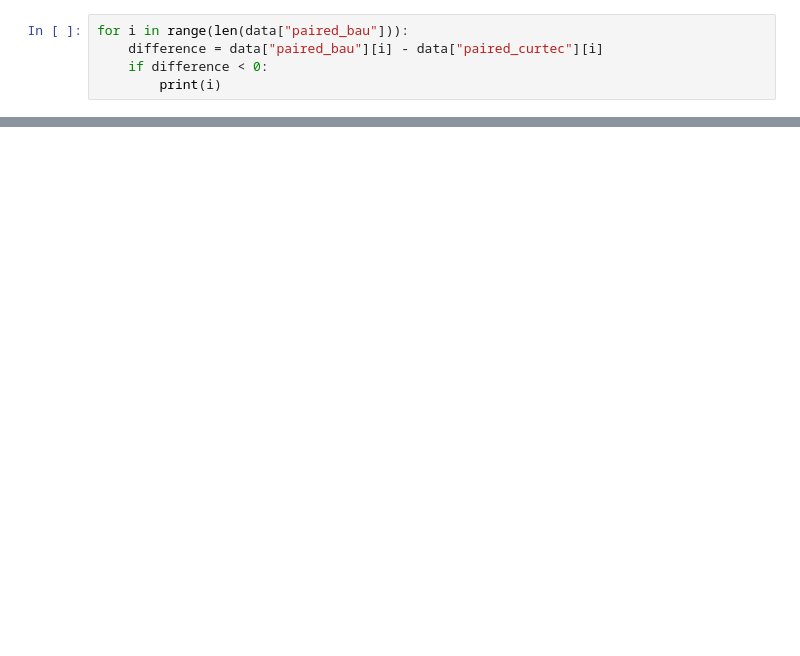
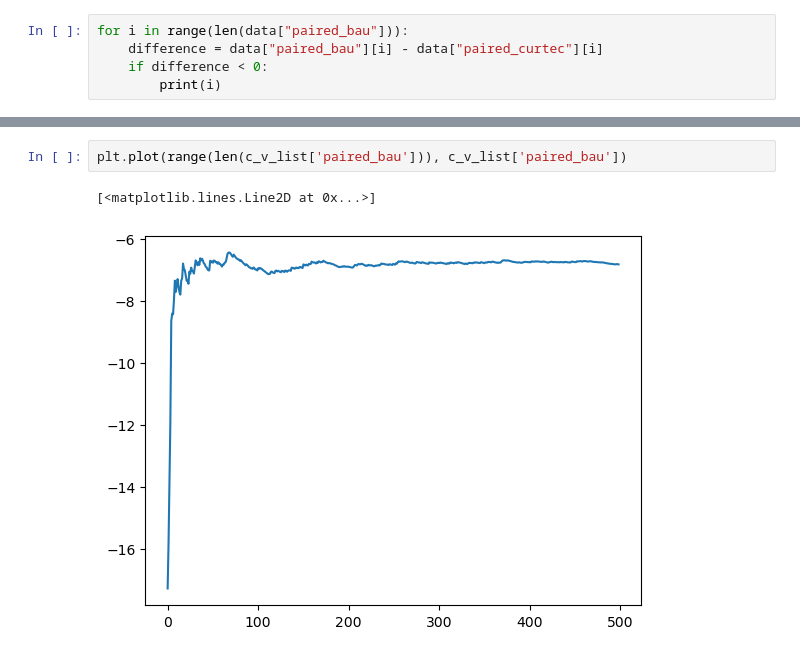
Before and after one commit to atzeharmsen/sandbox2, a Jupyter notebook: Scenario_Analysis/ScA_sens_statisticaldifferencescenarios.ipynb, the cells around one changed output, grey strips where cells are left out. Saved outputs shown, nothing was run; the diff lists cells and outputs as text; blank space fills up the shorter version.

```diff
--- a/Scenario_Analysis/ScA_sens_statisticaldifferencescenarios.ipynb
+++ b/Scenario_Analysis/ScA_sens_statisticaldifferencescenarios.ipynb
@@ -1401,0 +1523,5 @@ Scenario A outperforms B in 100.0% of cases
+# %%
+plt.plot(range(len(c_v_list['paired_bau'])), c_v_list['paired_bau'])
+# %% [output]
+[<matplotlib.lines.Line2D at 0x...>]
+[figure, added]
```
Also changed, not shown: parts of 12 cells of this notebook, 17 other files.
